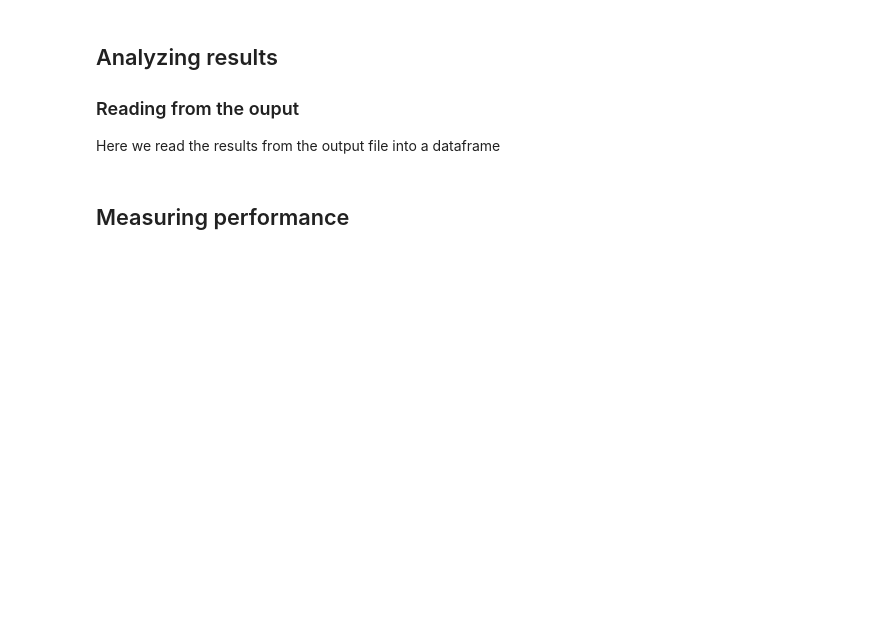
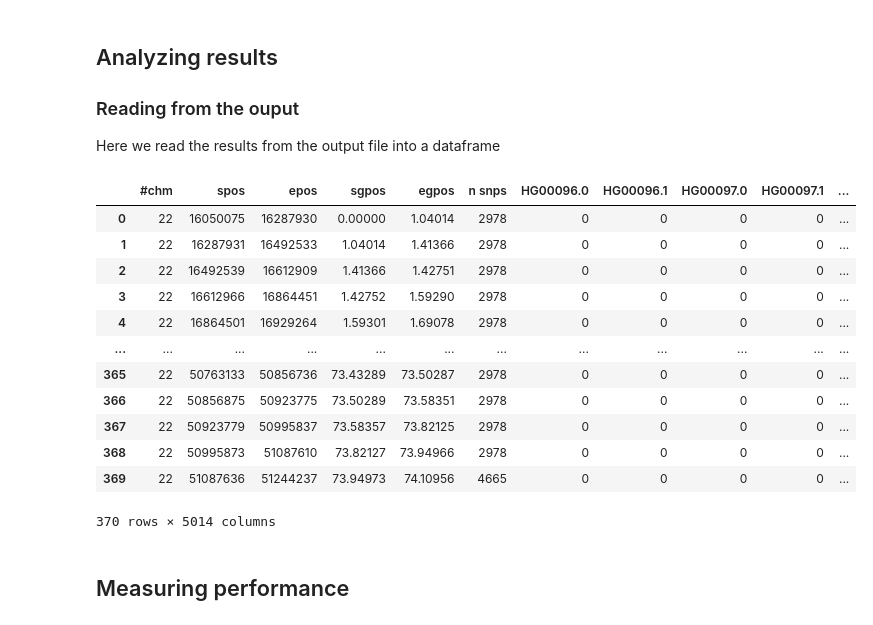
Before and after one commit to AI-sandbox/gnomix, a Jupyter notebook: demo.ipynb, the cells around one changed output. Cells and saved outputs as stored; diff of their text form; code cells hidden in the pictures; blank space fills up the shorter version.

Commit message:
update demo and model for new output format

```diff
--- a/demo.ipynb
+++ b/demo.ipynb
@@ -68,9 +72,23 @@ os.system(cmd)
 Here we read the results from the output file into a dataframe
 # %%
 # read the output file into a dataframe
-output_file = output_basename+"/query_results.msp.tsv"
+output_file = output_basename+"/query_results.msp"
 msp_df = pd.read_csv(output_file, sep="\t", skiprows=[0])
 msp_df
+# %% [output]
+|  | #chm | spos | epos | sgpos | egpos | n snps | HG00096.0 | HG00096.1 | HG00097.0 | HG00097.1 | ... |
+| 0 | 22 | 16050075 | 16287930 | 0.00000 | 1.04014 | 2978 | 0 | 0 | 0 | 0 | ... |
+| 1 | 22 | 16287931 | 16492533 | 1.04014 | 1.41366 | 2978 | 0 | 0 | 0 | 0 | ... |
+| 2 | 22 | 16492539 | 16612909 | 1.41366 | 1.42751 | 2978 | 0 | 0 | 0 | 0 | ... |
+| 3 | 22 | 16612966 | 16864451 | 1.42752 | 1.59290 | 2978 | 0 | 0 | 0 | 0 | ... |
+| 4 | 22 | 16864501 | 16929264 | 1.59301 | 1.69078 | 2978 | 0 | 0 | 0 | 0 | ... |
+| ... | ... | ... | ... | ... | ... | ... | ... | ... | ... | ... | ... |
+| 365 | 22 | 50763133 | 50856736 | 73.43289 | 73.50287 | 2978 | 0 | 0 | 0 | 0 | ... |
+| 366 | 22 | 50856875 | 50923775 | 73.50289 | 73.58351 | 2978 | 0 | 0 | 0 | 0 | ... |
+| 367 | 22 | 50923779 | 50995837 | 73.58357 | 73.82125 | 2978 | 0 | 0 | 0 | 0 | ... |
+| 368 | 22 | 50995873 | 51087610 | 73.82127 | 73.94966 | 2978 | 0 | 0 | 0 | 0 | ... |
+| 369 | 22 | 51087636 | 51244237 | 73.94973 | 74.10956 | 4665 | 0 | 0 | 0 | 0 | ... |
+370 rows × 5014 columns
 # %% [markdown]
 ## Measuring performance
 # %%
```
Also changed, not shown: parts of 7 cells of this notebook, 1 other file.
